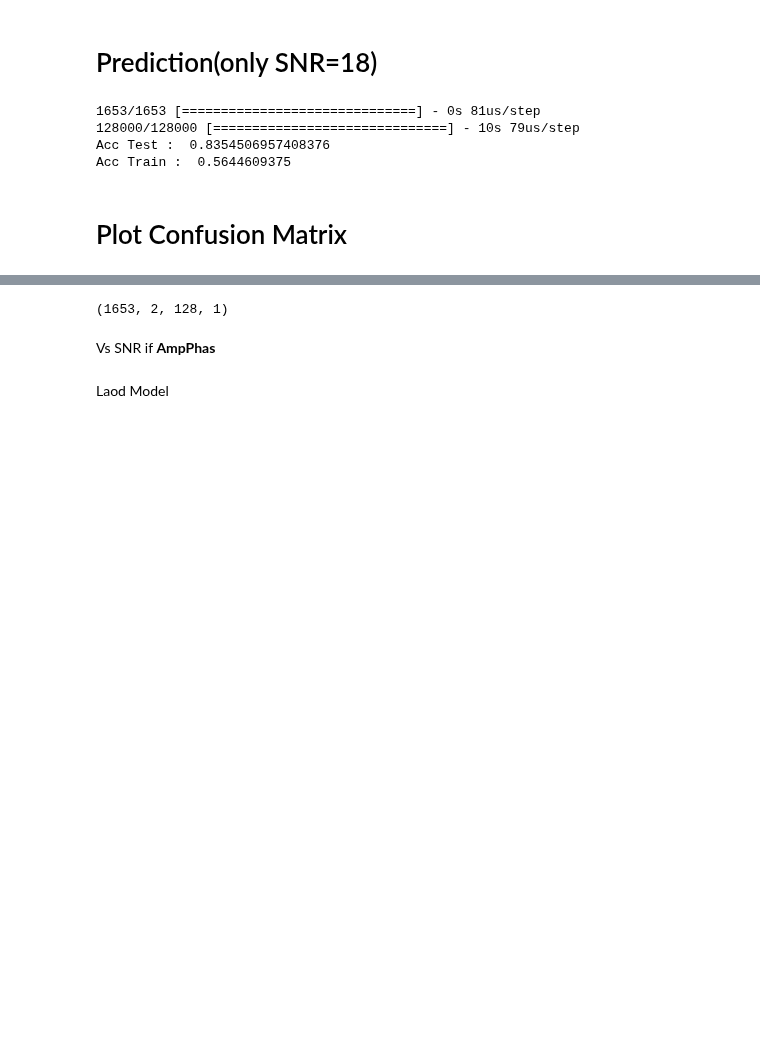
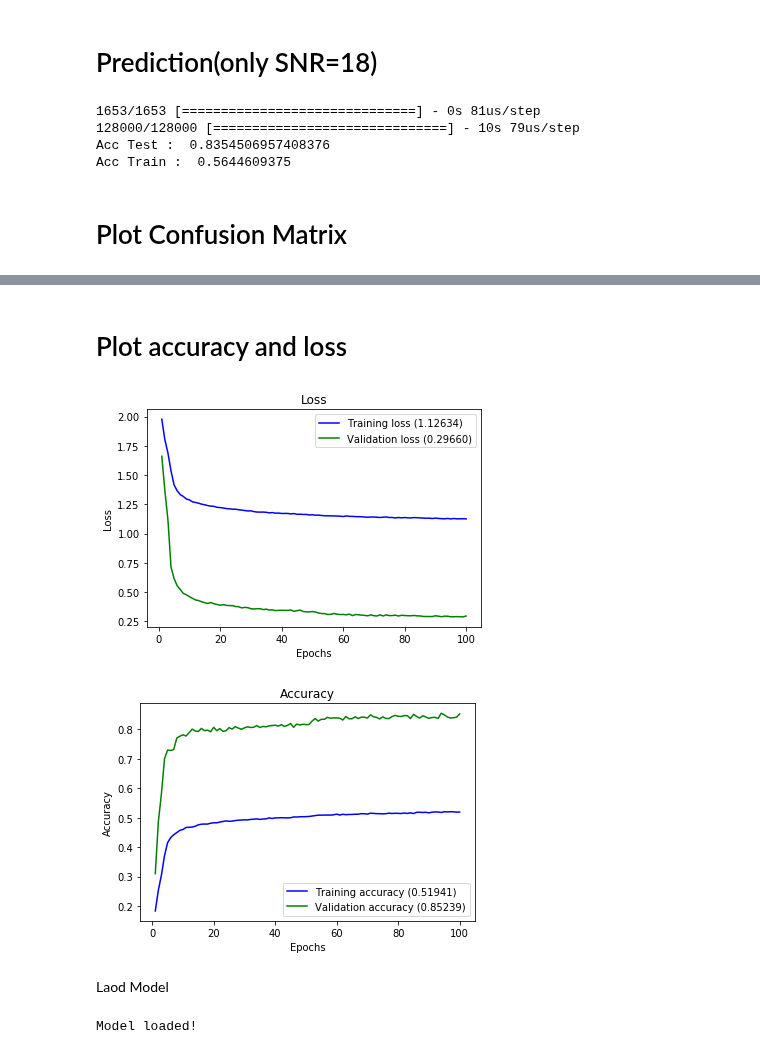
Before and after one commit to MohsenJadidi/MC, a Jupyter notebook: CNN.ipynb, the cells around one changed output, grey strips where cells are left out. Saved outputs shown, nothing was run; the diff lists cells and outputs as text; code cells hidden in the pictures; blank space fills up the shorter version.

```diff
--- a/CNN.ipynb
+++ b/CNN.ipynb
@@ -570,6 +555,0 @@ Plot Saved!
-# %%
-X_test.shape
-# %% [output]
-(1653, 2, 128, 1)
-# %% [markdown]
-Vs SNR if **AmpPhas**
@@ -615,12 +556,60 @@ print(acc)
+# %% [markdown]
+# Plot accuracy and loss
+# %%
+import matplotlib.pyplot as plt
+def plot_history(history):
+    loss_list = [s for s in history.history.keys() if 'loss' in s and 'val' not in s]
+    val_loss_list = [s for s in history.history.keys() if 'loss' in s and 'val' in s]
+    acc_list = [s for s in history.history.keys() if 'acc' in s and 'val' not in s]
+    val_acc_list = [s for s in history.history.keys() if 'acc' in s and 'val' in s]
+
+    if len(loss_list) == 0:
+        print('Loss is missing in history')
+        return
+
+    ## As loss always exists
+    epochs = range(1,len(history.history[loss_list[0]]) + 1)
+
+    ## Loss
+    plt.figure(1)
+    for l in loss_list:
+        plt.plot(epochs, history.history[l], 'b', label='Training loss (' + str(str(format(history.history[l][-1],'.5f'))+')'))
+    for l in val_loss_list:
+        plt.plot(epochs, history.history[l], 'g', label='Validation loss (' + str(str(format(history.history[l][-1],'.5f'))+')'))
+
+    plt.title('Loss')
+    plt.xlabel('Epochs')
+    plt.ylabel('Loss')
+    plt.legend()
+
+    ## Accuracy
+    plt.figure(2)
+    for l in acc_list:
+        plt.plot(epochs, history.history[l], 'b', label='Training accuracy (' + str(format(history.history[l][-1],'.5f'))+')')
+    for l in val_acc_list:
+        plt.plot(epochs, history.history[l], 'g', label='Validation accuracy (' + str(format(history.history[l][-1],'.5f'))+')')
+
+    plt.title('Accuracy')
+    plt.xlabel('Epochs')
+    plt.ylabel('Accuracy')
+    plt.legend()
+    plt.show()
+# %%
+plot_history(classifier.history)
+# %% [output]
+[figure, added]
+[figure, added]
 # %% [markdown]
 Laod Model
 # %%
 from keras.models import load_model
 dic = "/content/drive/My Drive/Colab Notebooks/"
 
-model = load_model(dic+f'SaveModel/CNN0-ba{batch}-ep{epoch}-(dout=0.6)-input(IQ)(SNR=all).h5')
+model = load_model(dic+f'SaveModel/CNN0-128(1,3)-32(2,3)-ba{batch}-ep{epoch}-(dout=0.5)-input(IQ)(SNR=all).h5')
 
 print('Model loaded!')
+# %% [output]
+Model loaded!
 # %%
 classifier = model
 model.get_config()
```
Also changed, not shown: parts of 7 cells of this notebook.
